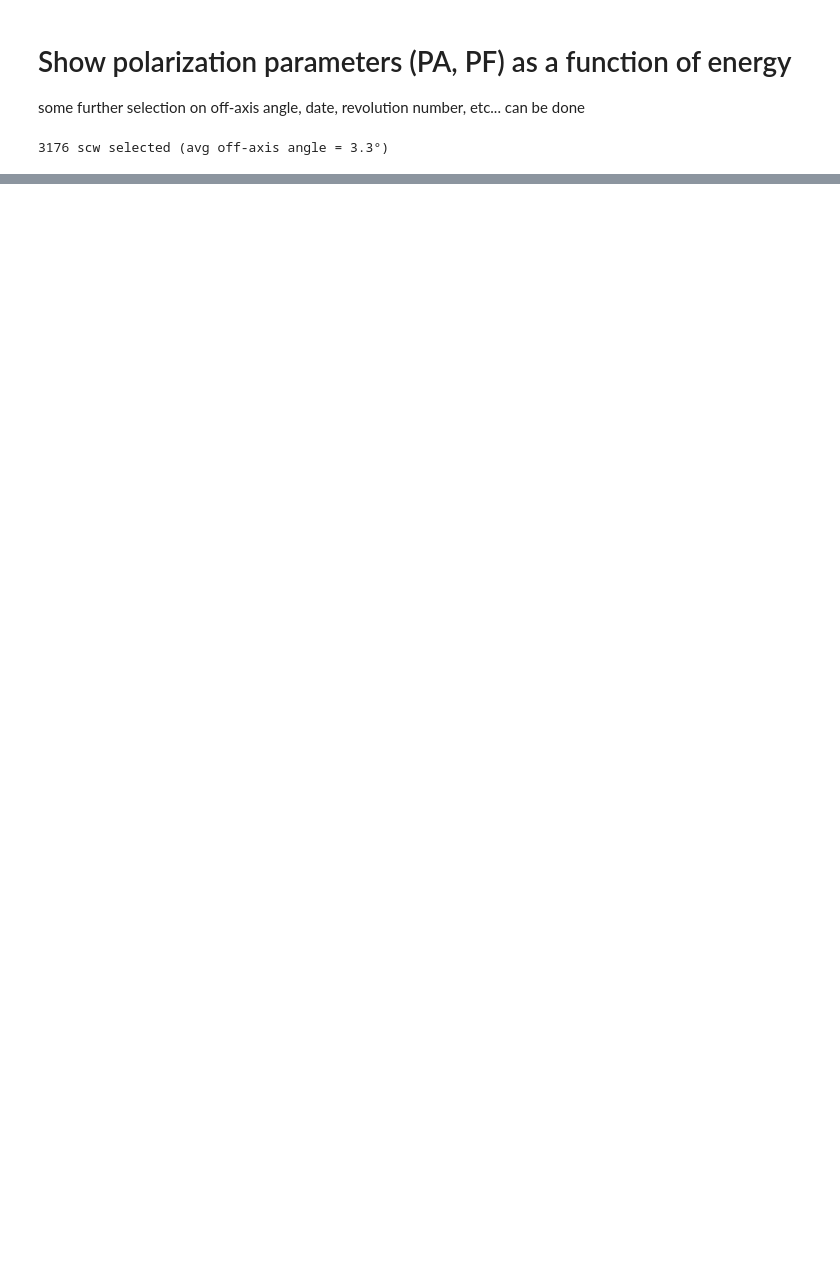
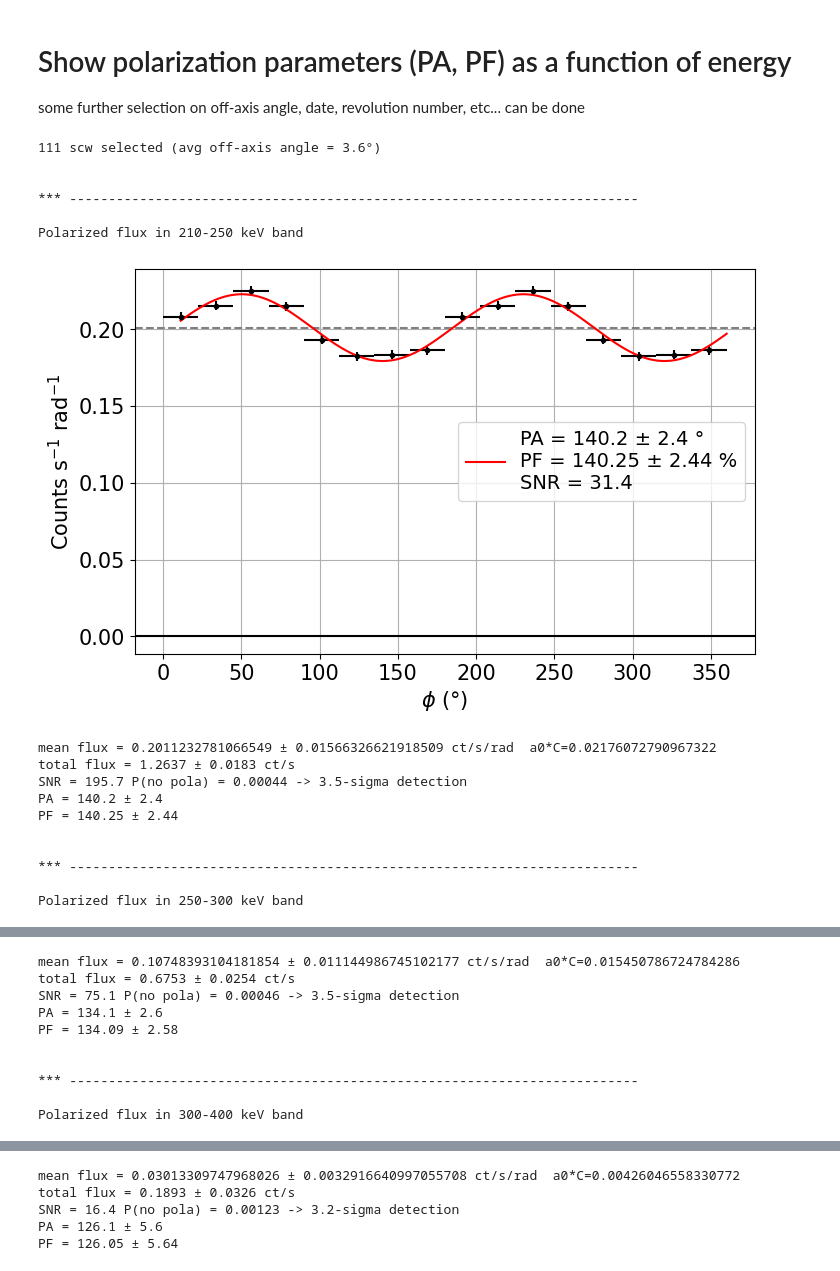
Before and after one commit to tristanbouchet/IBIS-Compton-mode-polarization, a Jupyter notebook: compton_ibis_polarization.ipynb, the cells around one changed output, grey strips where cells are left out. Cells and saved outputs as stored; diff of their text form; code cells hidden in the pictures; blank space fills up the shorter version.

```diff
--- a/compton_ibis_polarization.ipynb
+++ b/compton_ibis_polarization.ipynb
@@ -25,22 +26,40 @@ some further selection on off-axis angle, date, revolution number, etc... can be
 # %%
 angle_max=5.
 spicorr='auto'
 # date_type, start_date, end_date= 'ISOT', '2018-01-01','2023-01-01' # ex using ISOT
 # date_type, start_date, end_date= 'MJD', 58500, 65000 # ex using MJD
 date_type, start_date, end_date= None, None, None
+rev_list= ['2680','2681','2682','2683','2684']
+
 p_uplim=0.01 # eq to sigma=2.5
 SNR_threshold = 12.
 pa_mod= 'PA_ref90'
 plot_scale='lin' # 'log'
 # energy_bands = 'all' # default=all energy bands
 energy_bands=['210-250','250-300','300-400']
 
-df_pola_scw_sel = scw_selection(df_pola_scw, angle_max=angle_max, rev_list=None, start_date=start_date, end_date=end_date, date_type=date_type)
+df_pola_scw_sel = scw_selection(df_pola_scw, angle_max=angle_max, rev_list=rev_list, start_date=start_date, end_date=end_date, date_type=date_type)
 print('{0} scw selected (avg off-axis angle = {1:.1f}°)'.format(len(df_pola_scw_sel.SCW.unique()),df_pola_scw_sel.ANGLE.mean()))
 all_polarigrams = Polarigram(df_pola_scw_sel, band_names, angle_max)
 all_polarigrams.import_prf(pulsefrac_dir='compton_responses', pulsefrac_file='comps-prf-1.txt')
 all_polarigrams.make_polar(spicorr)
 all_polarigrams.pola_espectrum(energy_bands, pa_mod, SNR_threshold, p_uplim, verbose=1)
 all_polarigrams.plot_polar_espectrum(plot_scale, plot_percent=True)
 # %% [output]
-3176 scw selected (avg off-axis angle = 3.3°)
+111 scw selected (avg off-axis angle = 3.6°)
+
+
+*** -------------------------------------------------------------------------
+
+Polarized flux in 210-250 keV band
+[figure, added]
+mean flux = 0.2011232781066549 ± 0.01566326621918509 ct/s/rad  a0*C=0.02176072790967322
+total flux = 1.2637 ± 0.0183 ct/s
+SNR = 195.7 P(no pola) = 0.00044 -> 3.5-sigma detection
+PA = 140.2 ± 2.4
+PF = 140.25 ± 2.44
+
+
+*** -------------------------------------------------------------------------
+
+Polarized flux in 250-300 keV band
@@ -46,0 +67,10 @@ all_polarigrams.plot_polar_espectrum(plot_scale, plot_percent=True)
+mean flux = 0.10748393104181854 ± 0.011144986745102177 ct/s/rad  a0*C=0.015450786724784286
+total flux = 0.6753 ± 0.0254 ct/s
+SNR = 75.1 P(no pola) = 0.00046 -> 3.5-sigma detection
+PA = 134.1 ± 2.6
+PF = 134.09 ± 2.58
+
+
+*** -------------------------------------------------------------------------
+
+Polarized flux in 300-400 keV band
@@ -46,0 +78,5 @@ all_polarigrams.plot_polar_espectrum(plot_scale, plot_percent=True)
+mean flux = 0.03013309747968026 ± 0.0032916640997055708 ct/s/rad  a0*C=0.00426046558330772
+total flux = 0.1893 ± 0.0326 ct/s
+SNR = 16.4 P(no pola) = 0.00123 -> 3.2-sigma detection
+PA = 126.1 ± 5.6
+PF = 126.05 ± 5.64
```
Also changed, not shown: parts of 2 cells of this notebook, 2 other files.
